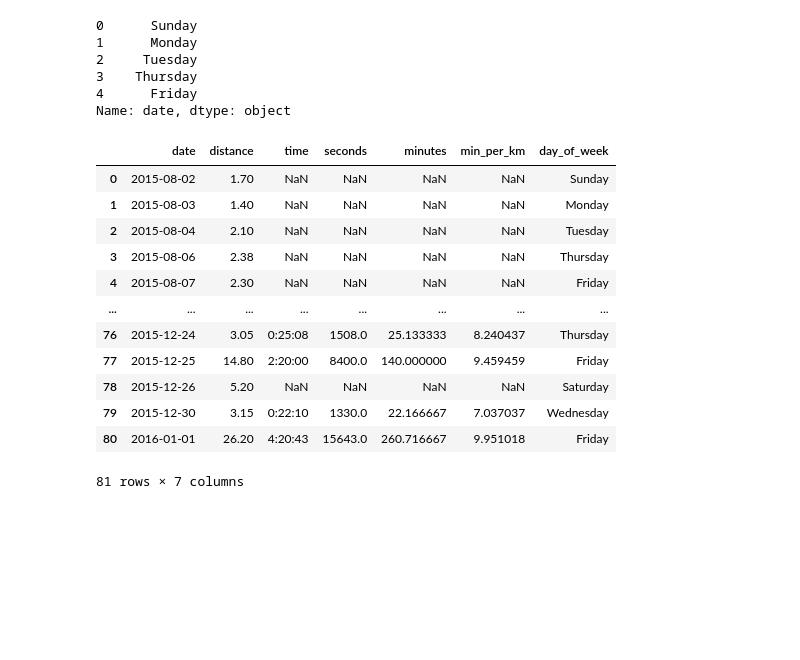
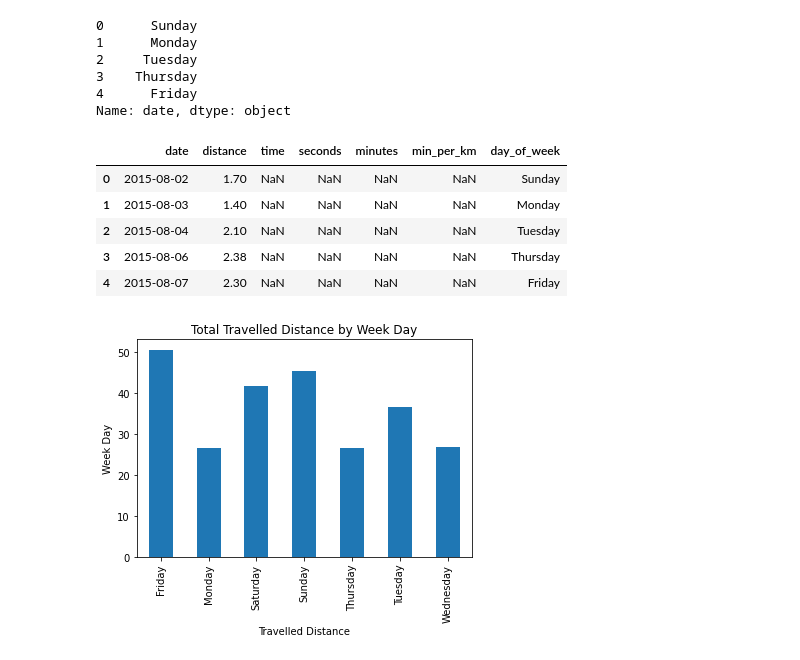
Before and after one commit to ralsouza/data_visualisation_matplotlib_seaborn, a Jupyter notebook: notebooks/03_exercices.ipynb, the cells around one changed output. Drawn from its saved outputs; the diff is of its cells as text; code cells hidden in the pictures; blank space fills up the shorter version.

```diff
--- a/notebooks/03_exercices.ipynb
+++ b/notebooks/03_exercices.ipynb
@@ -96,17 +96,19 @@ df['day_of_week'] = df['date'].map(lambda x:x.strftime('%A'))
 # %%
 # Show dataframe
-df
+df.head()
 # %% [output]
 |  | date | distance | time | seconds | minutes | min_per_km | day_of_week |
 | 0 | 2015-08-02 | 1.70 | NaN | NaN | NaN | NaN | Sunday |
 | 1 | 2015-08-03 | 1.40 | NaN | NaN | NaN | NaN | Monday |
 | 2 | 2015-08-04 | 2.10 | NaN | NaN | NaN | NaN | Tuesday |
 | 3 | 2015-08-06 | 2.38 | NaN | NaN | NaN | NaN | Thursday |
 | 4 | 2015-08-07 | 2.30 | NaN | NaN | NaN | NaN | Friday |
-| ... | ... | ... | ... | ... | ... | ... | ... |
-| 76 | 2015-12-24 | 3.05 | 0:25:08 | 1508.0 | 25.133333 | 8.240437 | Thursday |
-| 77 | 2015-12-25 | 14.80 | 2:20:00 | 8400.0 | 140.000000 | 9.459459 | Friday |
-| 78 | 2015-12-26 | 5.20 | NaN | NaN | NaN | NaN | Saturday |
-| 79 | 2015-12-30 | 3.15 | 0:22:10 | 1330.0 | 22.166667 | 7.037037 | Wednesday |
-| 80 | 2016-01-01 | 26.20 | 4:20:43 | 15643.0 | 260.716667 | 9.951018 | Friday |
-81 rows × 7 columns
+# %%
+# 7. Make a bar plot that shows the total travelled distance in each day of week
+df.groupby('day_of_week')['distance'].sum().plot(kind='bar')
+plt.title('Total Travelled Distance by Week Day')
+plt.xlabel('Travelled Distance')
+plt.ylabel('Week Day')
+plt.show()
+# %% [output]
+[figure, added]
```
Also changed, not shown: parts of 5 cells of this notebook.
